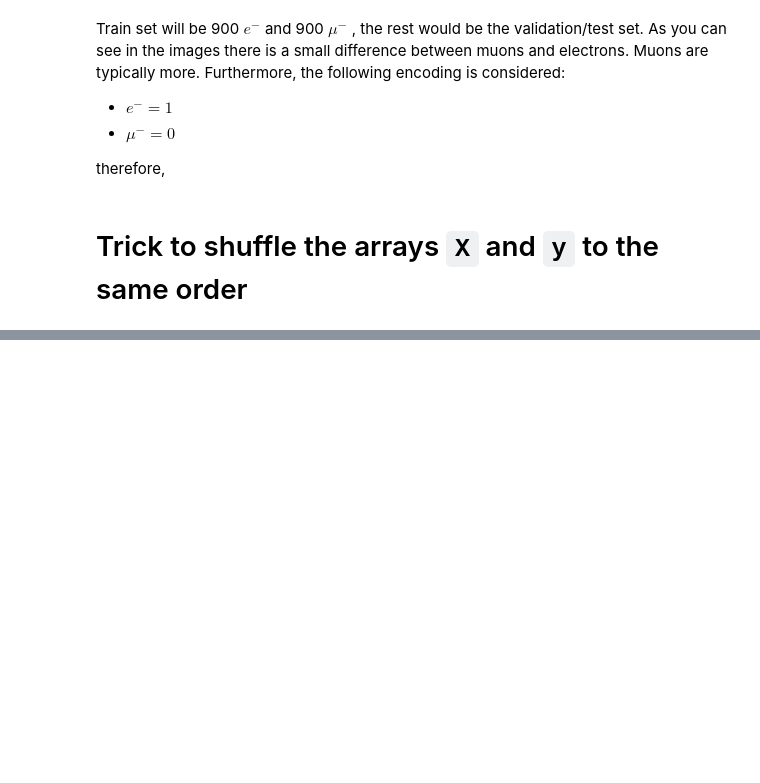
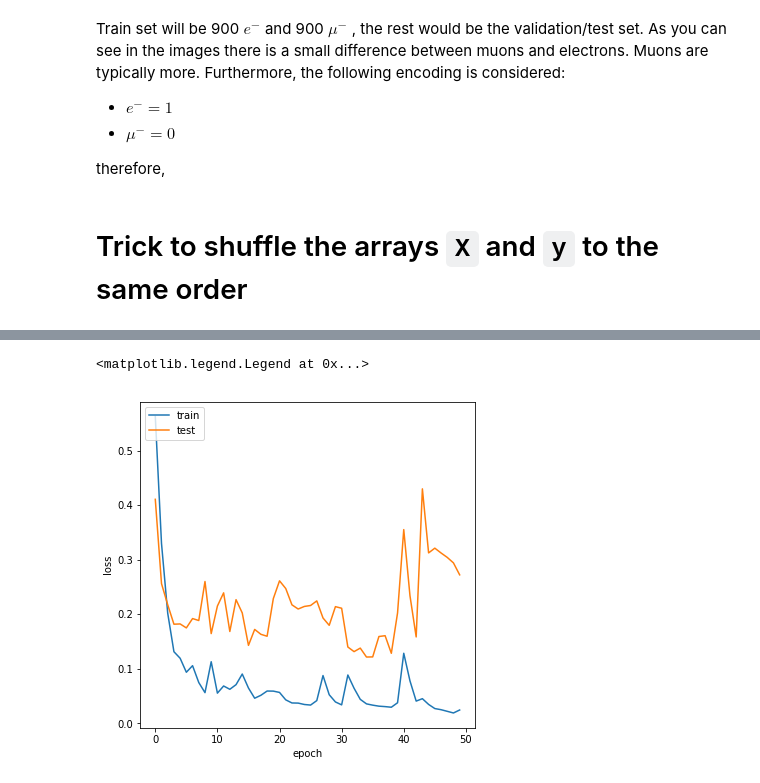
Before and after one commit to Ssciences/DeepNeutrino, a Jupyter notebook: CNN.ipynb, the cells around one changed output, grey strips where cells are left out. Drawn from its saved outputs; the diff is of its cells as text; code cells hidden in the pictures; blank space fills up the shorter version.

```diff
--- a/CNN.ipynb
+++ b/CNN.ipynb
@@ -61,0 +105,3 @@ We are going to use keras
+# %%
+model.add(Flatten())
+print(model.layers[-1].output_shape)
@@ -61,0 +110,3 @@ We are going to use keras
+# %%
+model.add(Dense(1,activation='sigmoid'))
+print(model.layers[-1].output_shape)
@@ -61,0 +115,5 @@ We are going to use keras
+# %%
+#compile the model using adam optimizer and binary crossentropy
+model.compile(loss='binary_crossentropy',optimizer='adam')
+# %%
+history = model.fit(X_train,y_train,epochs=50,batch_size=5,validation_data=(X_test,y_test),verbose=1)
@@ -61,0 +171,11 @@ We are going to use keras
+# %%
+import matplotlib.pyplot as plt
+fig, ax = plt.subplots(nrows=1,ncols=1,figsize=(6,6))
+plt.plot(history.history['loss'])
+plt.plot(history.history['val_loss'])
+plt.ylabel('loss')
+plt.xlabel('epoch')
+plt.legend(['train','test'], loc='upper left')
+# %% [output]
+<matplotlib.legend.Legend at 0x...>
+[figure, added]
```
Also changed, not shown: parts of 22 cells of this notebook.
